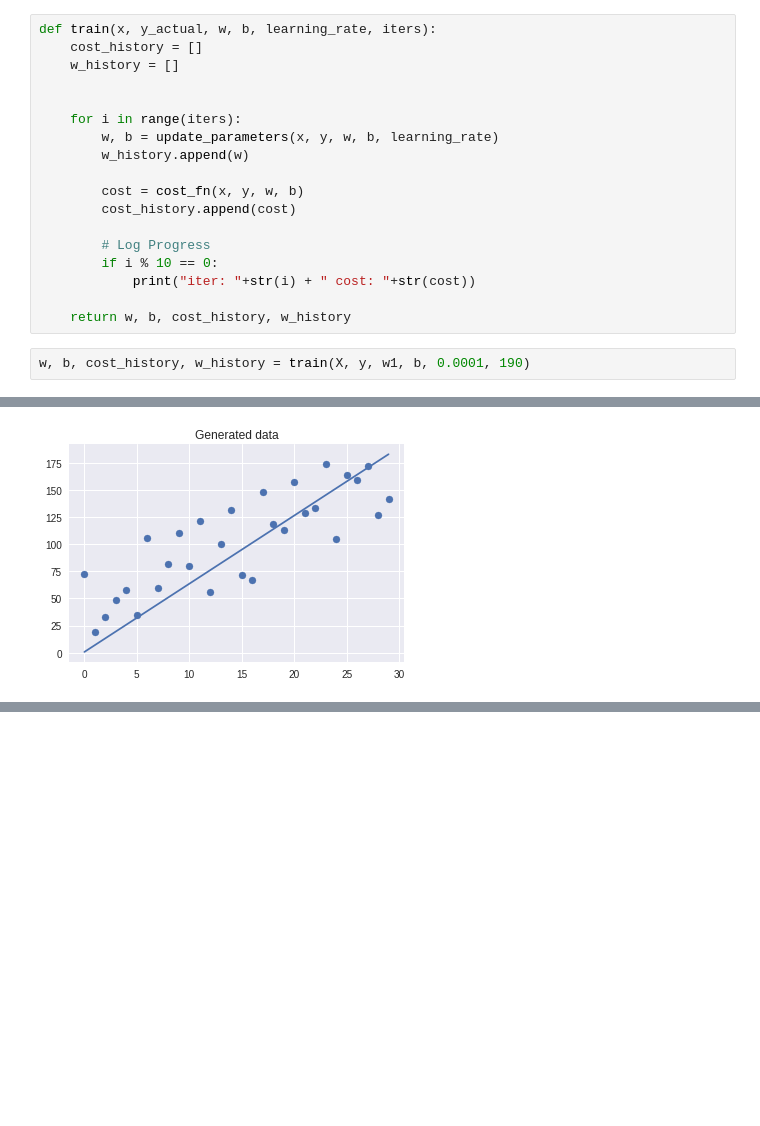
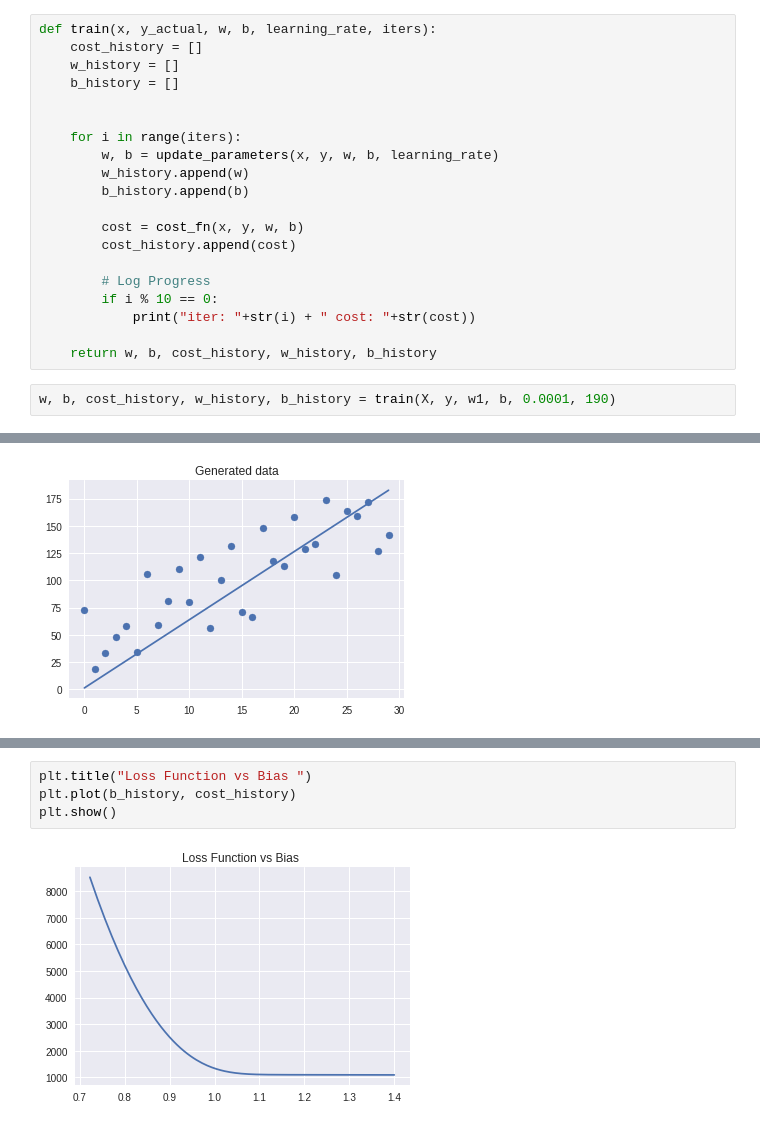
Before and after one commit to ksachdeva/ml-in-hurry, a Jupyter notebook: Machine_Learning_In_Hurry.ipynb, the cells around one changed output, grey strips where cells are left out. Cells and saved outputs as stored; diff of their text form; blank space fills up the shorter version.

```diff
--- a/Machine_Learning_In_Hurry.ipynb
+++ b/Machine_Learning_In_Hurry.ipynb
@@ -431,11 +436,13 @@ def update_parameters(x, y_actual, w, b, learning_rate):
 def train(x, y_actual, w, b, learning_rate, iters):
     cost_history = []
     w_history = []
+    b_history = []
 
 
     for i in range(iters):
         w, b = update_parameters(x, y, w, b, learning_rate)
         w_history.append(w)
+        b_history.append(b)
 
         cost = cost_fn(x, y, w, b)
         cost_history.append(cost)
@@ -444,7 +451,7 @@ def train(x, y_actual, w, b, learning_rate, iters):
         if i % 10 == 0:
             print("iter: "+str(i) + " cost: "+str(cost))
 
-    return w, b, cost_history, w_history
+    return w, b, cost_history, w_history, b_history
 # %%
-w, b, cost_history, w_history = train(X, y, w1, b, 0.0001, 190)
+w, b, cost_history, w_history, b_history = train(X, y, w1, b, 0.0001, 190)
 # %% [output]
@@ -492 +493,7 @@ plt.show()
+# %%
+plt.title("Loss Function vs Bias ")
+plt.plot(b_history, cost_history)
+plt.show()
+# %% [output]
+[figure, added]
 # %% [markdown]
```
Also changed, not shown: parts of 19 cells of this notebook.
